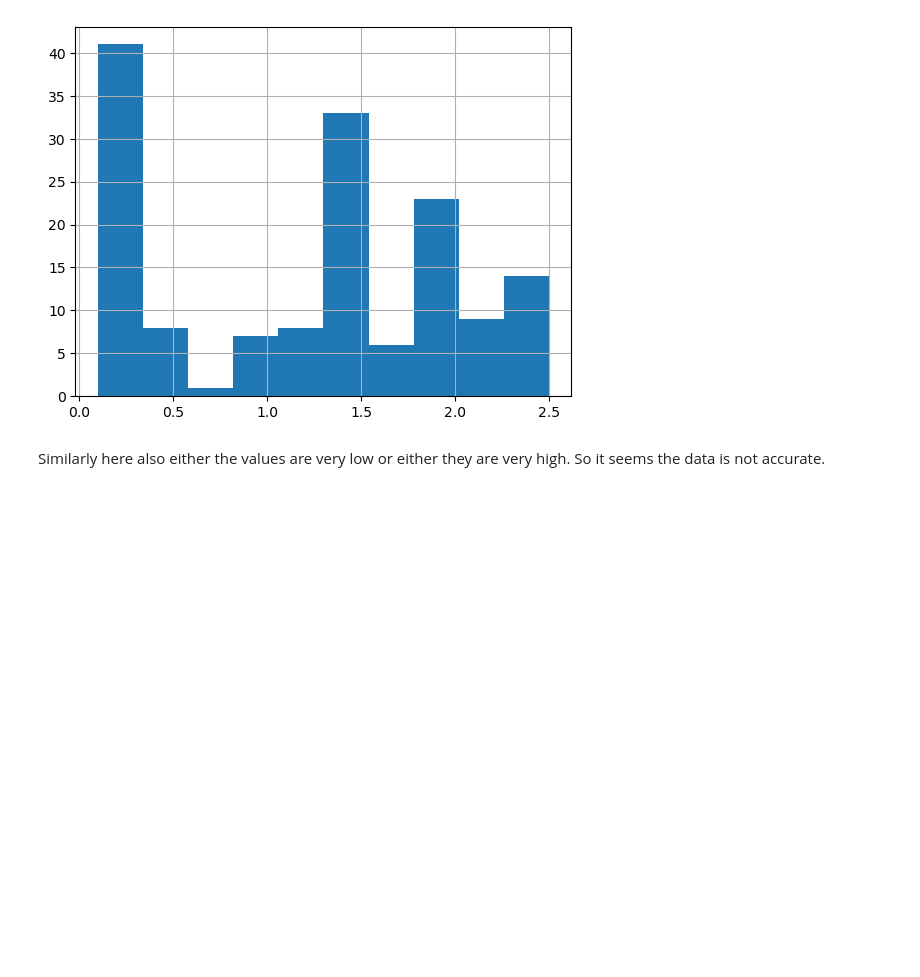
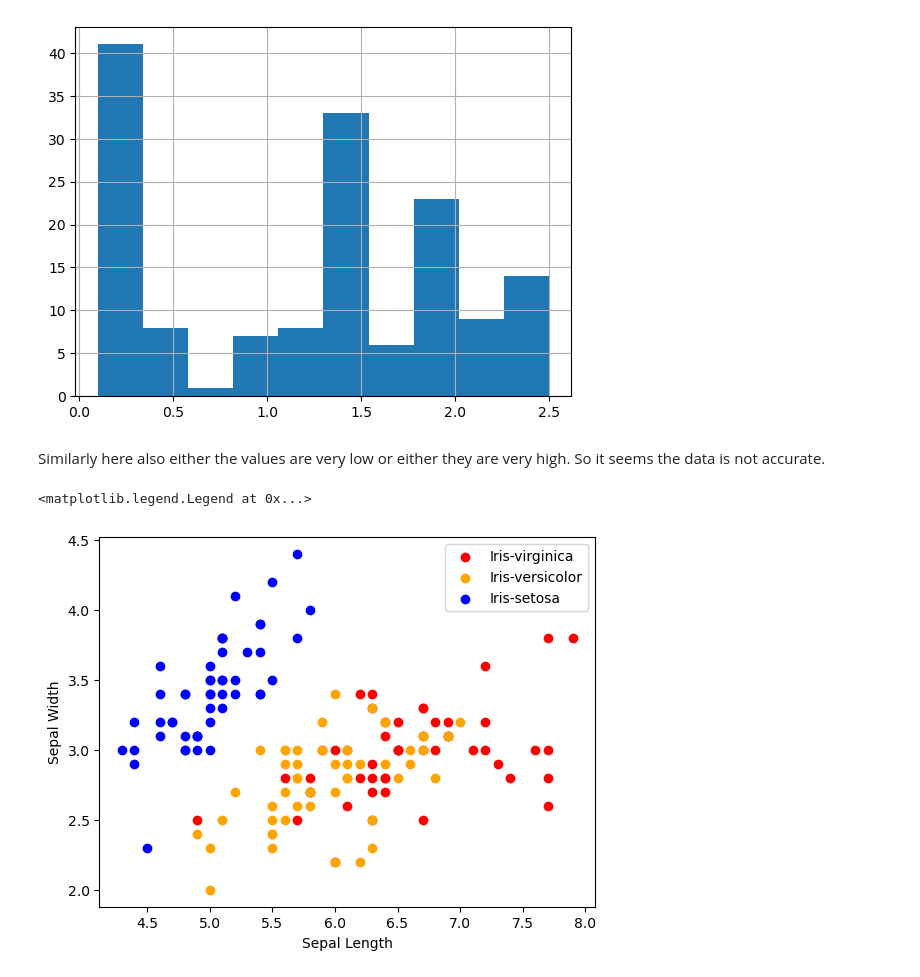
Before and after one commit to 06kunal/Iris_Flower_Classification_WebApp, a Jupyter notebook: Iris_Classification.ipynb, the cells around one changed output. Cells and saved outputs as stored; diff of their text form; code cells hidden in the pictures; blank space fills up the shorter version.

```diff
--- a/Iris_Classification.ipynb
+++ b/Iris_Classification.ipynb
@@ -125,3 +125,18 @@ df["petal_width"].hist()
 Similarly here also either the values are very low or either they are very high. So it seems the data is not accurate.
 # %%
 # Let's create a scatter plot to get a better understanding of our data.
+# First let's create a list of colours and class labels.
+colors = ['red', 'orange', 'blue']
+Specs = ['Iris-virginica', 'Iris-versicolor', 'Iris-setosa']
+# %%
+for i in range(3):
+    # filter data on each class
+    x = df[df['species'] == Specs[i]]
+    # plot the scatter plot
+    plt.scatter(x['sepal_length'], x['sepal_width'], c = colors[i], label = Specs[i])
+plt.xlabel("Sepal Length")
+plt.ylabel("Sepal Width")
+plt.legend()
+# %% [output]
+<matplotlib.legend.Legend at 0x...>
+[figure, added]
```
Also changed, not shown: parts of 4 cells of this notebook.
